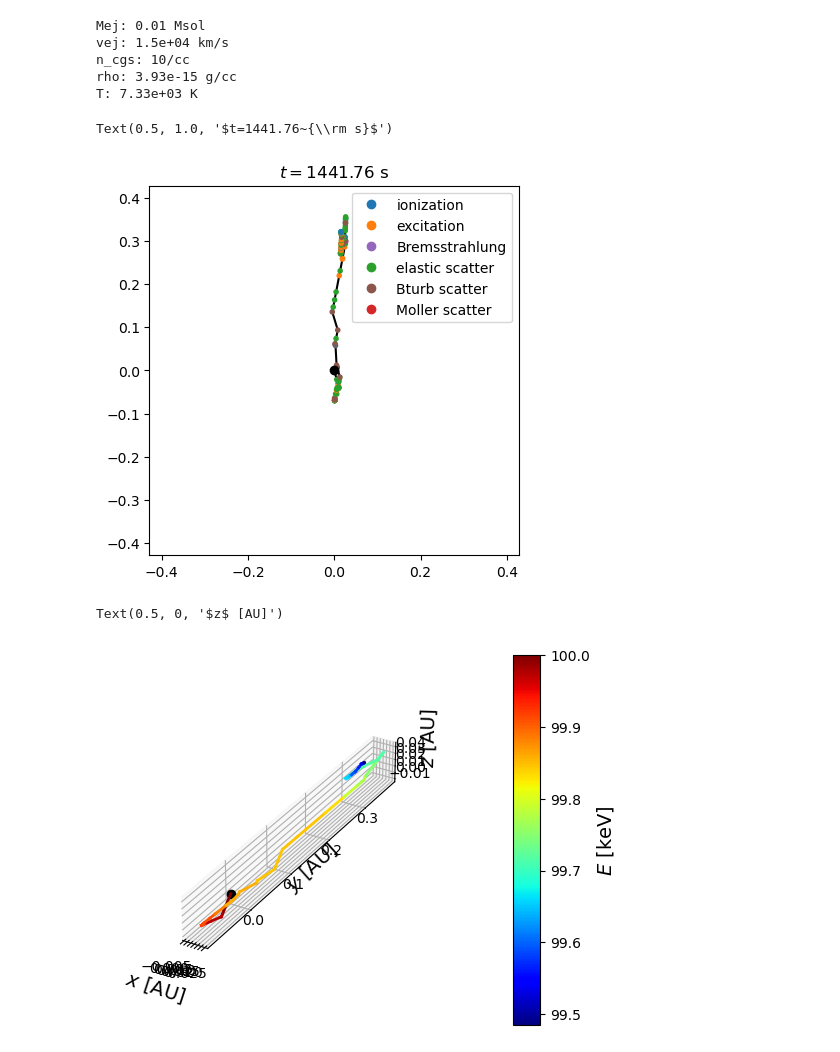
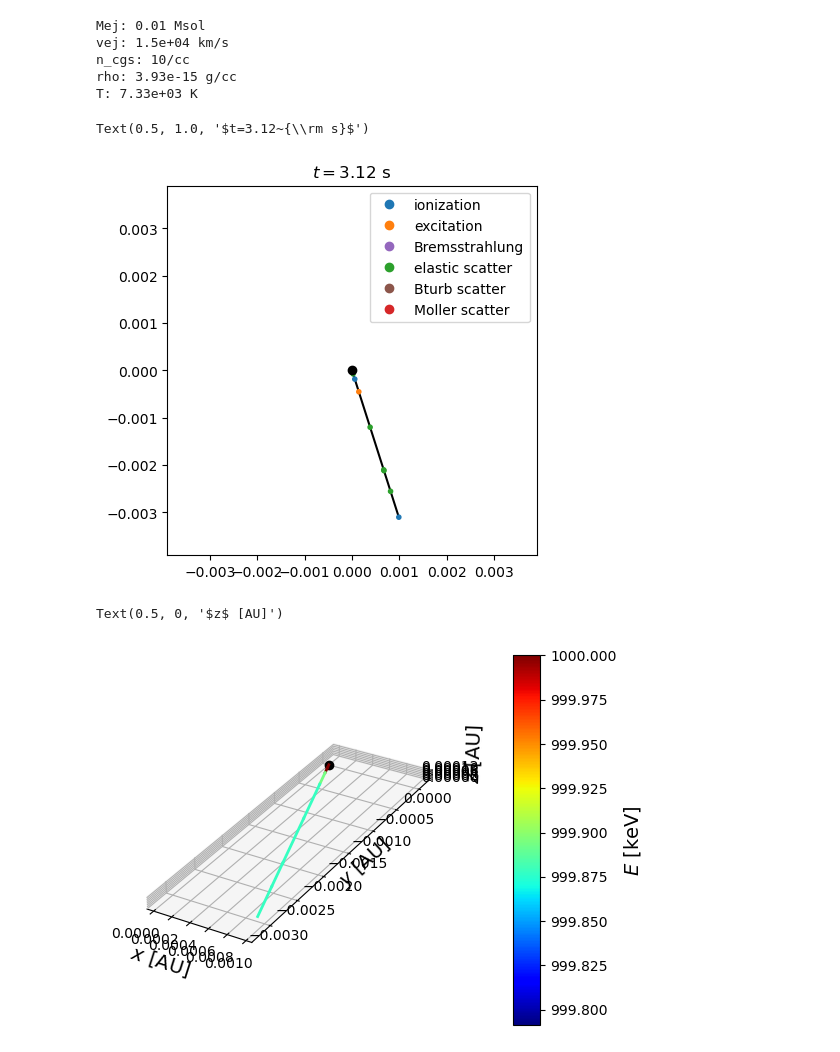
Before and after one commit to zandalman/thunderstorm, a Jupyter notebook: dev.ipynb, the cells around one changed output. Cells and saved outputs as stored; diff of their text form; code cells hidden in the pictures.

```diff
--- a/dev.ipynb
+++ b/dev.ipynb
@@ -94,7 +95,7 @@ n_cgs: 10/cc
 rho: 3.93e-15 g/cc
 T: 7.33e+03 K
 # %%
-sim = Sim(ener=100000, rho=rho, do_iso=False)
+sim = Sim(ener=1000000, rho=rho, do_iso=False, do_moller=False)
 
 for Zelem in range(1, 99):
 
@@ -105,12 +106,12 @@ for Zelem in range(1, 99):
 
 sim.add_elec(x_e=0.1)
 
-sim.add_Bturb(Bmag=1e4, q=5/3, fturb=1.0, Lmax=1e17)
-sim.add_Bco(Bmag=3e4, Bhat=np.array([0, 1, 0]))
+sim.add_Bturb(Bmag=3e4)
+sim.add_Bco(Bmag=1e4, Bhat=np.array([0, 1, 0]))
-# %%
-sim.reset()
-for i in range(100):
-    sim.step()
+# %%
+sim.reset()
+while sim.time < 3:
+    sim.step()
 # %%
 evcat2num = {
     'ionization': 0,
@@ -121,8 +122,8 @@ evcat2num = {
     'Moller scatter': 3
 }
 
-x_list, y_list = np.array(sim.coord_list)[:, X], np.array(sim.coord_list)[:, Y]
-color_list = ['C%d'%evcat2num[cat] for cat in sim.ev_cat_list]
+x_list, y_list = np.array(sim.ev_list.coord)[:, X], np.array(sim.ev_list.coord)[:, Y]
+color_list = ['C%d'%evcat2num[cat] for cat in sim.ev_list.cat]
 
 unit = const.AU
 plt.plot(0, 0, color='black', marker='o')
@@ -140,8 +141,8 @@ plt.legend(handles=cust_lines)
 
 plt.title(r'$t=%.2f~{\rm s}$'%sim.time)
 # %% [output]
-Text(0.5, 1.0, '$t=1441.76~{\\rm s}$')
+Text(0.5, 1.0, '$t=3.12~{\\rm s}$')
-[figure, old version]
+[figure, new version]
 # %%
 ax = plt.figure().add_subplot(projection='3d')
 
@@ -150,43 +151,43 @@ unit_t = const.day
 unit_e = 1000
 var_color = 'ener'
 
-nstep = len(sim.time_list)
+nstep = len(sim.ev_list.time)
 nseg = min(nstep, 256)
 skip = int(nstep/nseg)
 
 cmap = mpl.colormaps['jet']
 
 if var_color == 'time':
-    norm = Normalize(0, sim.time_list[-1]/unit_t)
-    color_list = cmap(norm(np.array(sim.time_list)[::skip]/unit_t))
+    norm = Normalize(0, sim.ev_list.time[-1]/unit_t)
+    color_list = cmap(norm(np.array(sim.ev_list.time)[::skip]/unit_t))
 elif var_color == 'ener':
-    norm = Normalize(sim.ener_list[-1]/unit_e, sim.ener_init/unit_e)
-    color_list = cmap(norm(np.array(sim.ener_list)[::skip]/unit_e))
+    norm = Normalize(sim.ev_list.ener[-1]/unit_e, sim.ener_init/unit_e)
+    color_list = cmap(norm(np.array(sim.ev_list.ener)[::skip]/unit_e))
 
-x_list, y_list, z_list = np.array(sim.coord_list)[:, 0], np.array(sim.coord_list)[:, 1], np.array(sim.coord_list)[:, 2]
+x_list, y_list, z_list = np.array(sim.ev_list.coord)[:, 0], np.array(sim.ev_list.coord)[:, 1], np.array(sim.ev_list.coord)[:, 2]
 
 ax.plot([0], [0], [0], color='black', marker='o')
 ax.plot([0, x_list[0]/unit_l], [0, y_list[0]/unit_l], [0, z_list[0]/unit_l], color=color_list[0], lw=2)
 for i in range(nseg):
     ax.plot(x_list[i*skip:(i+1)*skip+1]/unit_l, y_list[i*skip:(i+1)*skip+1]/unit_l, z_list[i*skip:(i+1)*skip+1]/unit_l, color=color_list[i], lw=2)
 
 ax.set_aspect('equal')
 
 sm = ScalarMappable(norm, cmap=cmap)
 cax = ax.inset_axes([1.1, 0, 0.075, 1])
 cbar = plt.colorbar(sm, cax=cax)
 
 if var_color == 'time':
     cbar.set_label(r'$t$ [${\rm day}$]', fontsize=14)
 elif var_color == 'ener':
     cbar.set_label(r'$E$ [${\rm keV}$]', fontsize=14)
 
 ax.set_xlabel(r'$x$ [AU]', fontsize=14)
 ax.set_ylabel(r'$y$ [AU]', fontsize=14)
 ax.set_zlabel(r'$z$ [AU]', fontsize=14)
 # %% [output]
 Text(0.5, 0, '$z$ [AU]')
-[figure, old version]
+[figure, new version]
 # %%
 ncat = 6
 ev_hist = np.zeros((ncat, Zmax+2), dtype=int)
```
Also changed, not shown: parts of 7 cells of this notebook, 6 other files.
